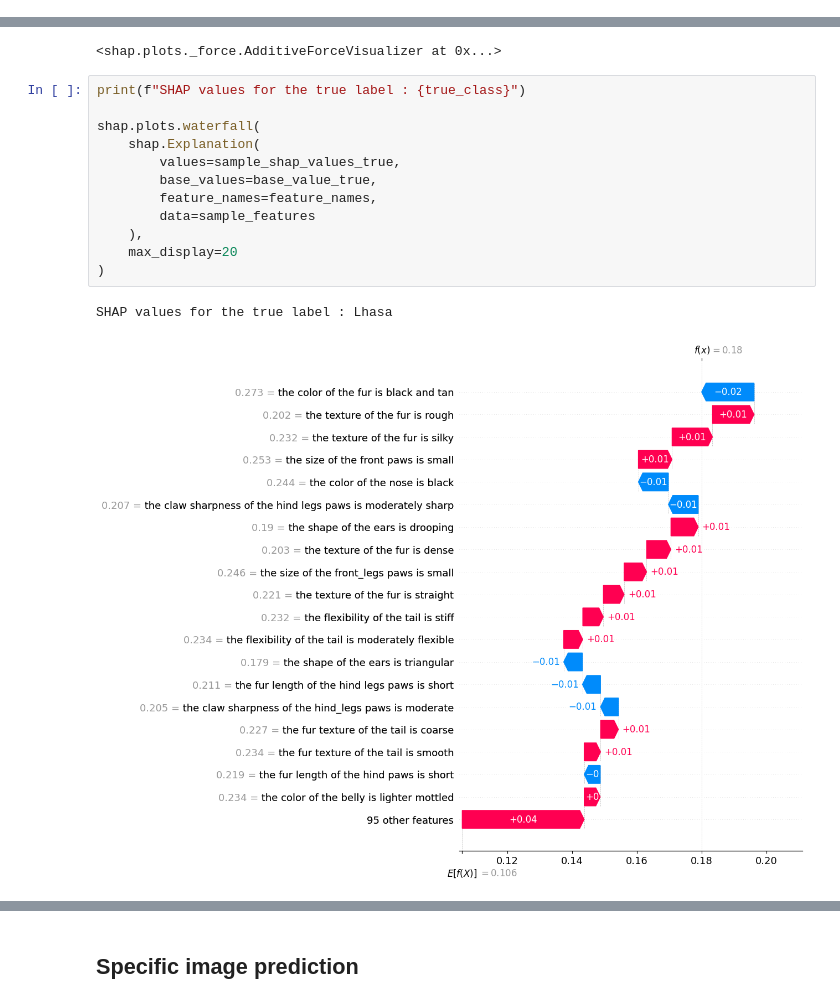
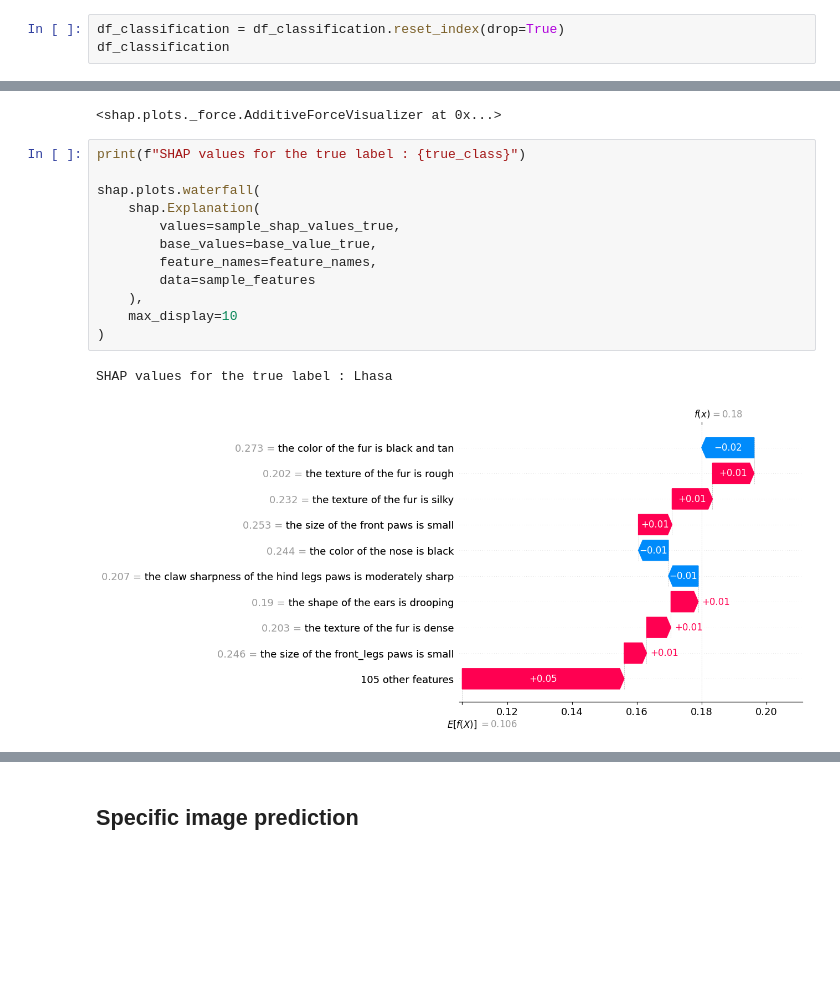
Before and after one commit to TustiWutsi/interpretable-image-classification, a Jupyter notebook: interpretable_image_classifier.ipynb, the cells around one changed output, grey strips where cells are left out. Cells and saved outputs as stored; diff of their text form; blank space fills up the shorter version.

```diff
--- a/interpretable_image_classifier.ipynb
+++ b/interpretable_image_classifier.ipynb
@@ -561,3 +561,6 @@ df_classification
 df_classification.to_csv('dog_visual_clues_similarities_10.csv', index=False)
 # %%
 df_classification = pd.read_csv('dog_visual_clues_similarities_10.csv')
+# %%
+df_classification = df_classification.reset_index(drop=True)
+df_classification
@@ -1012,18 +1040,18 @@ shap.force_plot(
 # %%
 print(f"SHAP values for the true label : {true_class}")
 
 shap.plots.waterfall(
     shap.Explanation(
         values=sample_shap_values_true,
         base_values=base_value_true,
         feature_names=feature_names,
         data=sample_features
     ),
-    max_display=20
+    max_display=10
 )
 # %% [output]
 SHAP values for the true label : Lhasa
-[figure, old version]
+[figure, new version]
 # %%
 print(f"SHAP values for the pred label : {pred_class}")
 
```
Also changed, not shown: parts of 16 cells of this notebook, 4 other files.
